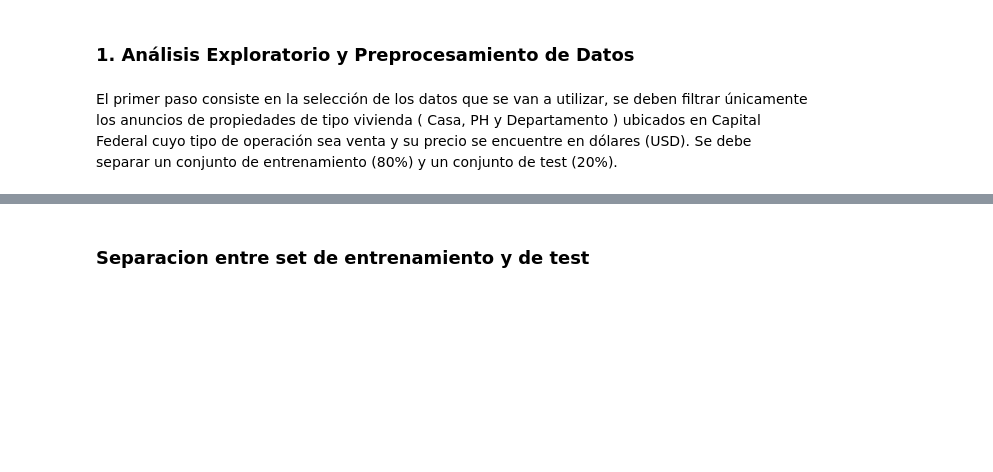
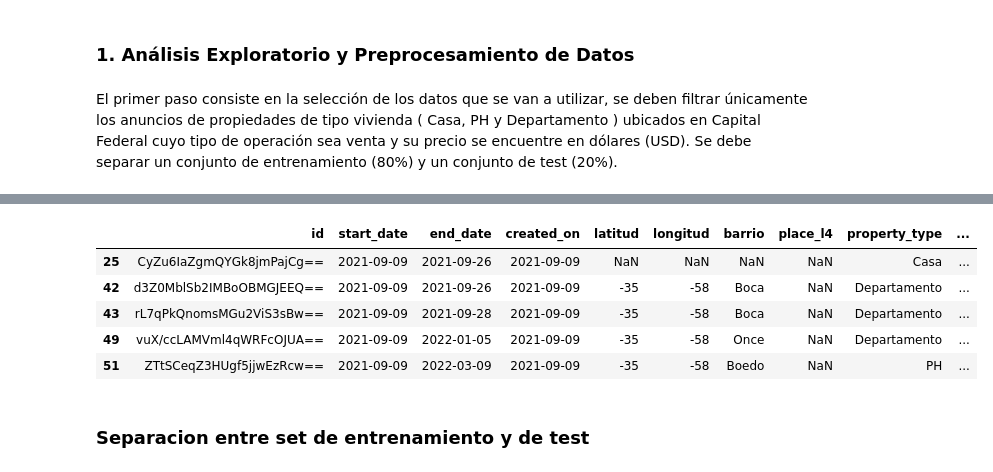
Before and after one commit to FranFiuba/7506R-2C2022-GRUPO02, a Jupyter notebook: 7506R_TP1_GRUPO02_ENTREGA.ipynb, the cells around one changed output, grey strips where cells are left out. Cells and saved outputs as stored; diff of their text form; code cells hidden in the pictures; blank space fills up the shorter version.

```diff
--- a/7506R_TP1_GRUPO02_ENTREGA.ipynb
+++ b/7506R_TP1_GRUPO02_ENTREGA.ipynb
@@ -43,3 +131,12 @@ properati_df = properati_df.loc[:, ['id', 'start_date', 'end_date', 'created_on'
+# %%
+properati_df.head()
+# %% [output]
+|  | id | start_date | end_date | created_on | latitud | longitud | barrio | place_l4 | property_type | ... |
+| 25 | CyZu6IaZgmQYGk8jmPajCg== | 2021-09-09 | 2021-09-26 | 2021-09-09 | NaN | NaN | NaN | NaN | Casa | ... |
+| 42 | d3Z0MblSb2IMBoOBMGJEEQ== | 2021-09-09 | 2021-09-26 | 2021-09-09 | -35 | -58 | Boca | NaN | Departamento | ... |
+| 43 | rL7qPkQnomsMGu2ViS3sBw== | 2021-09-09 | 2021-09-28 | 2021-09-09 | -35 | -58 | Boca | NaN | Departamento | ... |
+| 49 | vuX/ccLAMVml4qWRFcOJUA== | 2021-09-09 | 2022-01-05 | 2021-09-09 | -35 | -58 | Once | NaN | Departamento | ... |
+| 51 | ZTtSCeqZ3HUgf5jjwEzRcw== | 2021-09-09 | 2022-03-09 | 2021-09-09 | -35 | -58 | Boedo | NaN | PH | ... |
 # %% [markdown]
 ### Separacion entre set de entrenamiento y de test
 # %%
```
Also changed, not shown: parts of 12 cells of this notebook.
